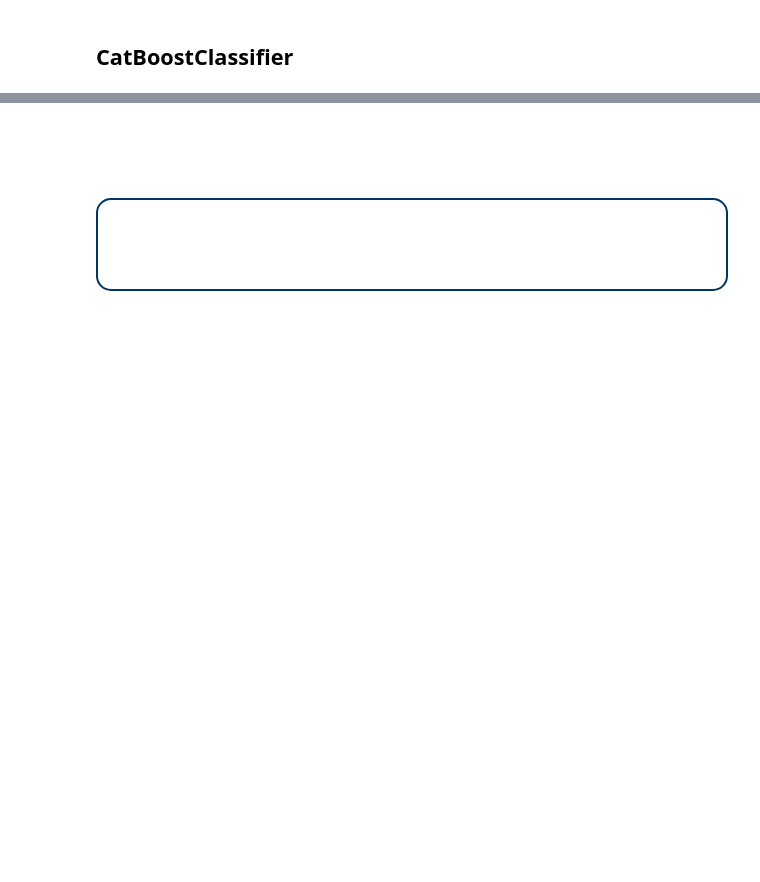
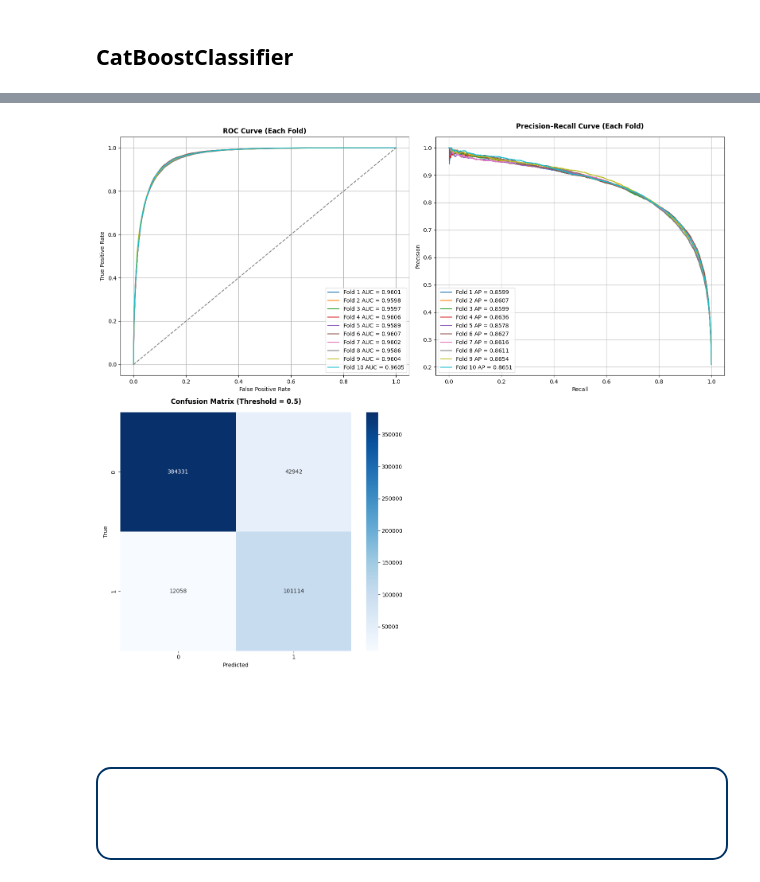
Before and after one commit to daominhthuan42/kaggle-portfolio, a Jupyter notebook: 42-predicting-f1-pit-stops/f1-pit-stops-eda-detail-ml.ipynb, the cells around one changed output, grey strips where cells are left out. Cells and saved outputs as stored; diff of their text form; code cells hidden in the pictures; blank space fills up the shorter version.

```diff
--- a/42-predicting-f1-pit-stops/f1-pit-stops-eda-detail-ml.ipynb
+++ b/42-predicting-f1-pit-stops/f1-pit-stops-eda-detail-ml.ipynb
@@ -3849,0 +4009,70 @@ plot_oof_metrics(y_true=y.values, oof_preds=oof_preds_cb, fold_preds=fold_preds_
+# %%
+# Merge Optuna"s best params with our heavy-duty final training params
+final_params_lgbm = lgbm_study.best_params.copy()
+final_params_lgbm.update({
+    "n_estimators": 10000,
+    "objective": "binary",
+    "metric": "auc",
+    "class_weight": "balanced",
+    "random_state": CFG.RANDOM_STATE,
+    "n_jobs": -1,
+    "importance_type": "gain",
+    "device": "cpu",
+    "verbose": -1,
+    "subsample_freq": 1,
+    "max_bin": 255
+})
+
+# MAIN 10-FOLD TRAINING
+skf = StratifiedKFold(n_splits=CFG.N_SPLIT_KFOLD, shuffle=True, random_state=CFG.RANDOM_STATE)
+
+oof_preds_lgbm = np.zeros(len(X))
+test_preds_lgbm = np.zeros(len(X_test))
+# Store predictions of each fold for later visualization/analysis
+# Each element: (true_labels, predicted_probs)
+fold_preds_lgbm = []
+
+feature_importances_lgbm = np.zeros(len(X.columns))
+
+logger.info("*"*80)
+logger.info(f"Starting Final Stratified {CFG.N_SPLIT_KFOLD}-Fold Training on CPU...")
+logger.info("*"*80)
+
+for fold, (train_idx, valid_idx) in enumerate(skf.split(X, y)):
+    X_train_fold, y_train_fold = X.iloc[train_idx], y.iloc[train_idx]
+    X_valid_fold, y_valid_fold = X.iloc[valid_idx], y.iloc[valid_idx]
+
+    model_lgbm = lgb.LGBMClassifier(**final_params_lgbm)
+
+    model_lgbm.fit(
+        X_train_fold, y_train_fold,
+        eval_set=[(X_valid_fold, y_valid_fold)],
+        eval_metric="auc",
+        callbacks=[lgb.early_stopping(stopping_rounds=200, verbose=False)]
+    )
+
+    # Predict Probabilities
+    valid_fold_preds = model_lgbm.predict_proba(X_valid_fold, num_iteration=model_lgbm.best_iteration_)[:, 1]
+    oof_preds_lgbm[valid_idx] = valid_fold_preds
+
+    # Store fold predictions for plotting
+    fold_preds_lgbm.append((y_valid_fold.values, valid_fold_preds))
+
+    # Accumulate test predictions
+    test_preds_lgbm += model_lgbm.predict_proba(X_test, num_iteration=model_lgbm.best_iteration_)[:, 1] / CFG.N_SPLIT_KFOLD
+
+    # Average importance
+    feature_importances_lgbm += model_lgbm.feature_importances_ / CFG.N_SPLIT_KFOLD
+
+    fold_auc = roc_auc_score(y_valid_fold, valid_fold_preds)
+    logger.debug(f"Fold {fold + 1:02d} | Best Iteration: {model_lgbm.best_iteration_} | AUC: {fold_auc:.5f}")
+
+# Calculate overall Out-Of-Fold AUC
+oof_auc = roc_auc_score(y, oof_preds_lgbm)
+logger.info("*"*80)
+logger.info(f"Final {CFG.N_SPLIT_KFOLD}-Fold Out-Of-Fold (OOF) AUC: {oof_auc:.5f}")
+logger.info("*"*80)
+
+# Plot OOF + Fold Metrics
+plot_oof_metrics(y_true=y.values, oof_preds=oof_preds_lgbm, fold_preds=fold_preds_lgbm, threshold=0.5)
+# %% [output]
@@ -3850,3 +4095,4 @@ plot_oof_metrics(y_true=y.values, oof_preds=oof_preds_cb, fold_preds=fold_preds_
+[figure, added]
 # %% [markdown]
 <!-- Include Google Fonts for a modern font -->
 <link href="https://fonts.googleapis.com/css2?family=Roboto:wght@700&display=swap" rel="stylesheet">
```
Also changed, not shown: parts of 30 cells of this notebook, 3 other files.
